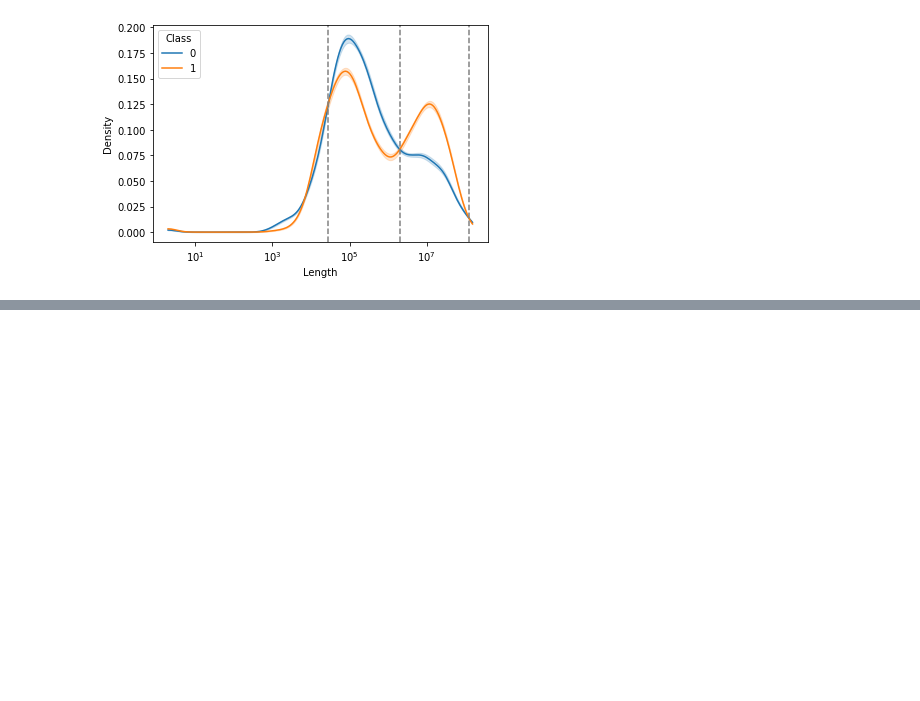
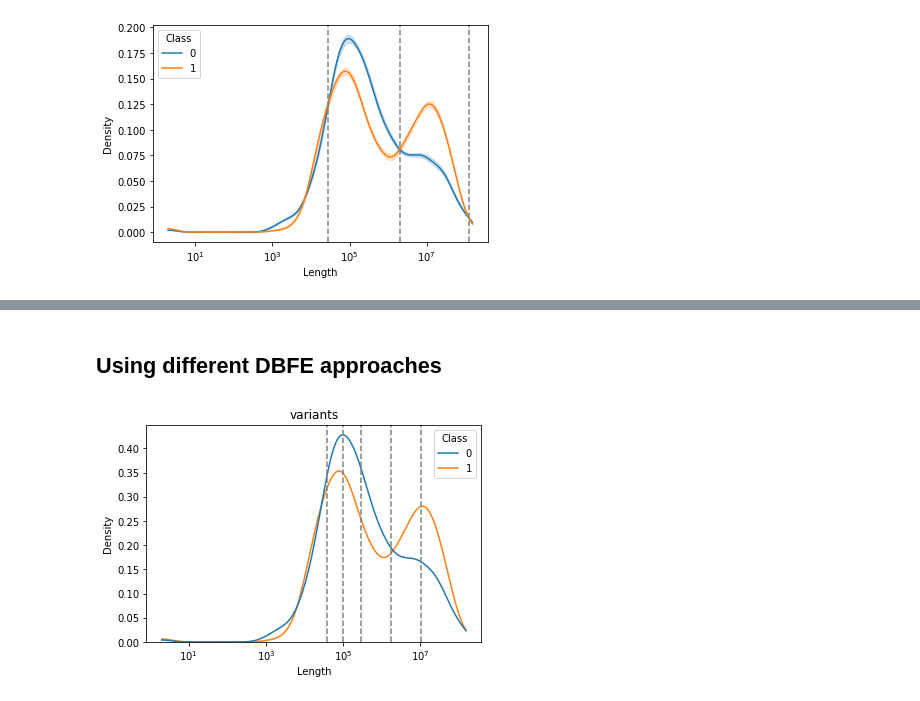
Before and after one commit to MNMdiagnostics/dbfe, a Jupyter notebook: examples/dbfe_example.ipynb, the cells around one changed output, grey strips where cells are left out. Saved outputs shown, nothing was run; the diff lists cells and outputs as text; code cells hidden in the pictures; blank space fills up the shorter version.

```diff
--- a/examples/dbfe_example.ipynb
+++ b/examples/dbfe_example.ipynb
@@ -59,0 +65,4 @@ AUC on test data: 0.694
+# %%
+extractor = dbfe.DistributionBasedFeatureExtractor(breakpoint_type='supervised', n_bins='auto',
+                                                   include_counts=True, include_fracs=True, include_total=True)
+extractor.fit_transform(X_train, y_train)
@@ -59,0 +83,8 @@ AUC on test data: 0.694
+# %% [markdown]
+## Using different DBFE approaches
+# %%
+extractor_quantile = dbfe.DistributionBasedFeatureExtractor(breakpoint_type='quantile', n_bins=6)
+extractor_quantile.fit(X_train, y_train)
+extractor_quantile.plot_data_with_breaks(X_train, y_train, plot_type='kde');
+# %% [output]
+[figure, added]
```
Also changed, not shown: parts of 11 cells of this notebook, 3 other files.
